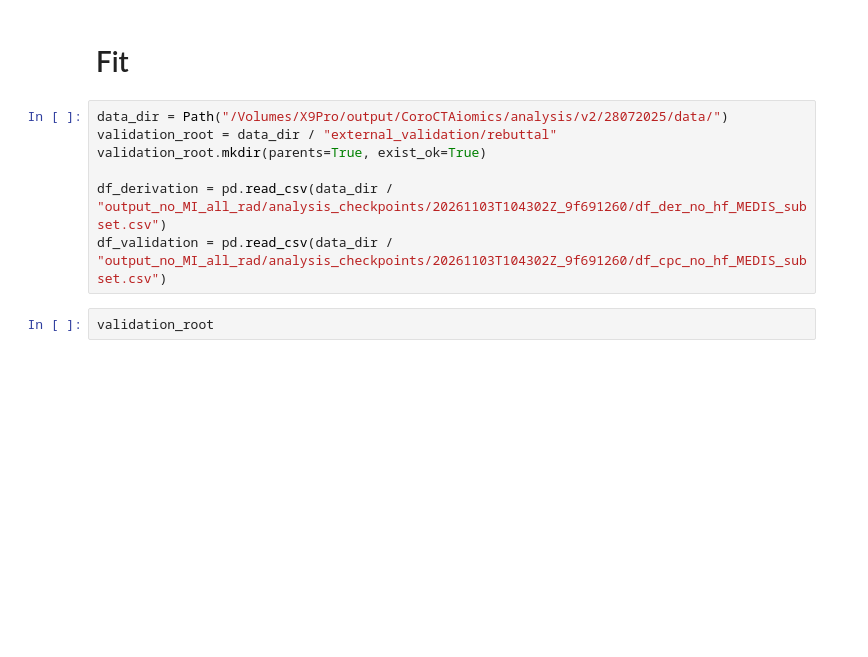
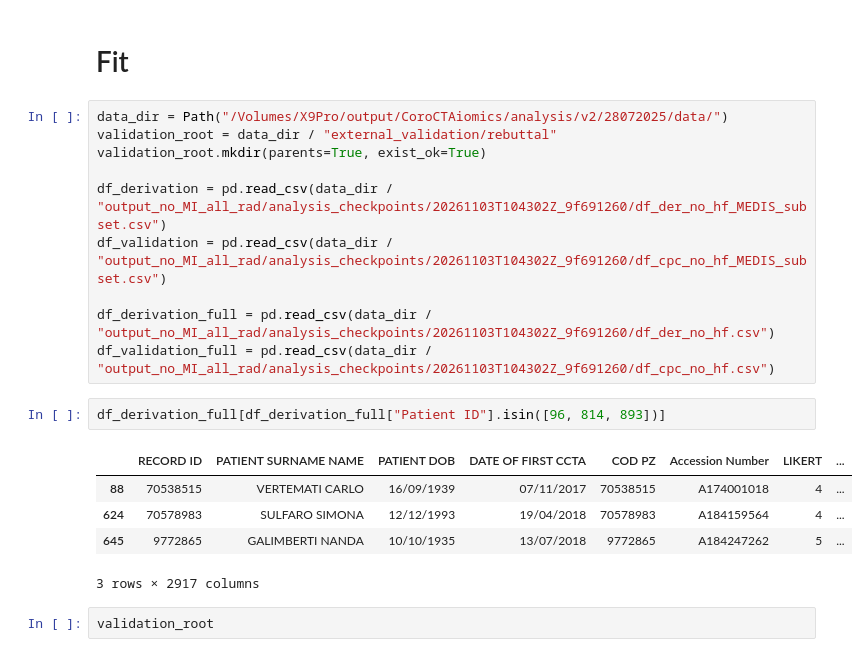
Before and after one commit to francescopisu/coroctaiomics_viewer, a Jupyter notebook: inference/risk_prediction_inference.ipynb, the cells around one changed output. Cells and saved outputs as stored; diff of their text form; blank space fills up the shorter version.

```diff
--- a/inference/risk_prediction_inference.ipynb
+++ b/inference/risk_prediction_inference.ipynb
@@ -954,6 +954,17 @@ validation_root.mkdir(parents=True, exist_ok=True)
 
 df_derivation = pd.read_csv(data_dir / "output_no_MI_all_rad/analysis_checkpoints/20261103T104302Z_9f691260/df_der_no_hf_MEDIS_subset.csv")
 df_validation = pd.read_csv(data_dir / "output_no_MI_all_rad/analysis_checkpoints/20261103T104302Z_9f691260/df_cpc_no_hf_MEDIS_subset.csv")
+
+df_derivation_full = pd.read_csv(data_dir / "output_no_MI_all_rad/analysis_checkpoints/20261103T104302Z_9f691260/df_der_no_hf.csv")
+df_validation_full = pd.read_csv(data_dir / "output_no_MI_all_rad/analysis_checkpoints/20261103T104302Z_9f691260/df_cpc_no_hf.csv")
+# %%
+df_derivation_full[df_derivation_full["Patient ID"].isin([96, 814, 893])]
+# %% [output]
+|  | RECORD ID | PATIENT SURNAME NAME | PATIENT DOB | DATE OF FIRST CCTA | COD PZ | Accession Number | LIKERT | ... |
+| 88 | 70538515 | VERTEMATI CARLO | 16/09/1939 | 07/11/2017 | 70538515 | A174001018 | 4 | ... |
+| 624 | 70578983 | SULFARO SIMONA | 12/12/1993 | 19/04/2018 | 70578983 | A184159564 | 4 | ... |
+| 645 | 9772865 | GALIMBERTI NANDA | 10/10/1935 | 13/07/2018 | 9772865 | A184247262 | 5 | ... |
+3 rows × 2917 columns
 # %%
 validation_root
 # %% [output]
```
Also changed, not shown: parts of 2 cells of this notebook, 7 other files.
